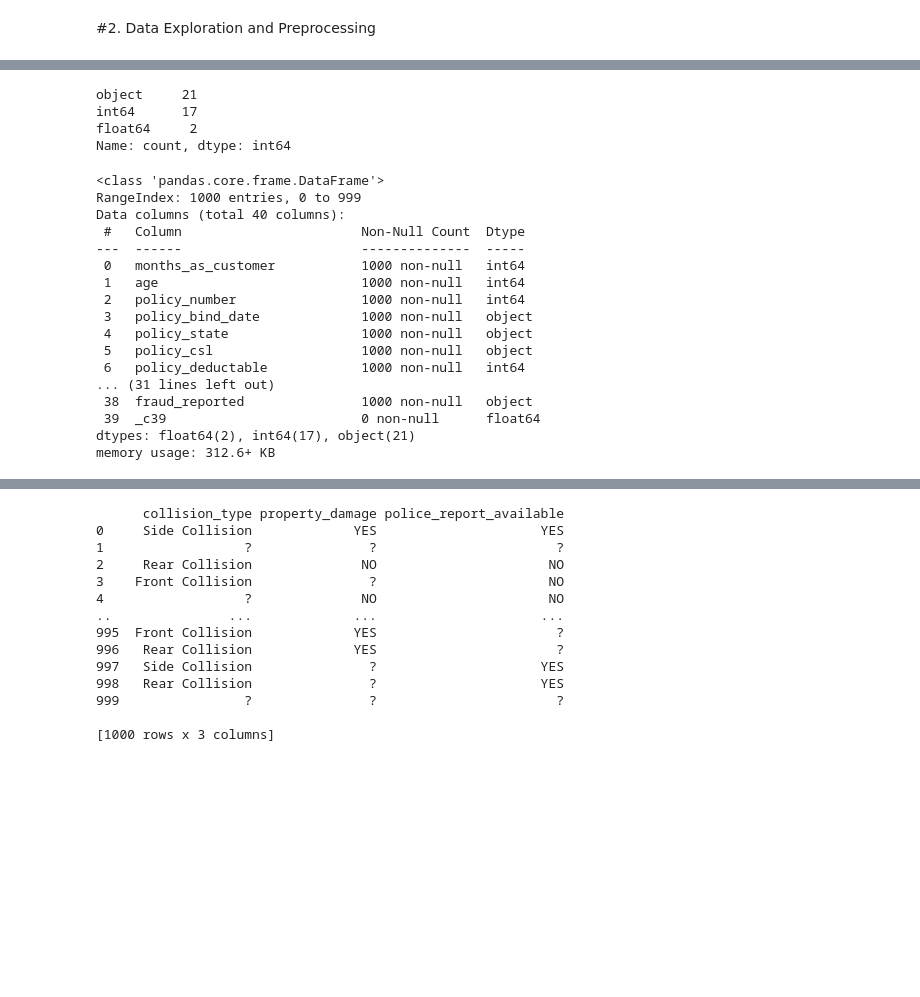
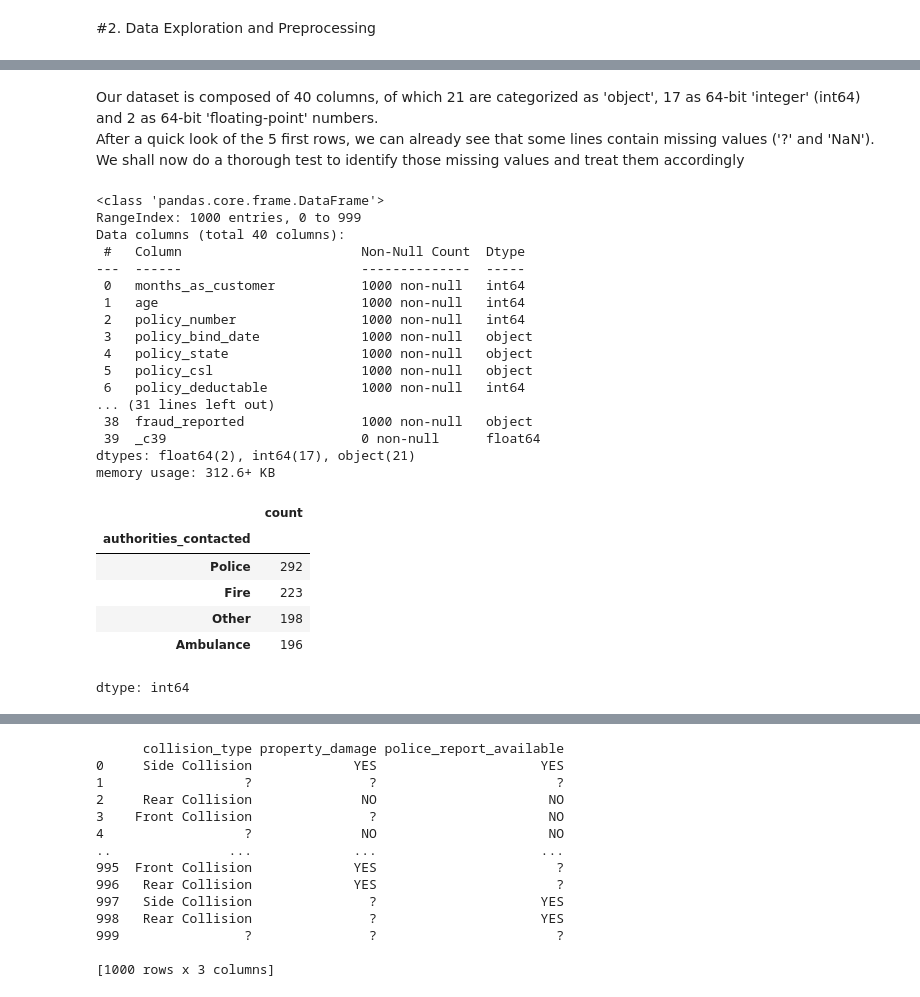
Before and after one commit to Regis0323/Module_1, a Jupyter notebook: Rurangwa_Assignment_Module_1.ipynb, the cells around one changed output, grey strips where cells are left out. Saved outputs shown, nothing was run; the diff lists cells and outputs as text; code cells hidden in the pictures; blank space fills up the shorter version.

```diff
--- a/Rurangwa_Assignment_Module_1.ipynb
+++ b/Rurangwa_Assignment_Module_1.ipynb
@@ -102,27 +96,32 @@ Warning: Total number of columns (39) exceeds max_columns (20) limiting to first
-# %%
-print(claims_data.dtypes.value_counts())
-# %% [output]
-object     21
-int64      17
-float64     2
-Name: count, dtype: int64
+# %% [markdown]
+Our dataset is composed of 40 columns, of which 21 are categorized as 'object', 17 as 64-bit 'integer' (int64) and 2 as 64-bit 'floating-point' numbers.
+<br>
+After a quick look of the 5 first rows, we can already see that some lines contain missing values ('?' and 'NaN'). We shall now do a thorough test to identify those missing values and treat them accordingly
 # %%
 claims_data.info()
+claims_data['authorities_contacted'].value_counts()
 # %% [output]
 <class 'pandas.core.frame.DataFrame'>
 RangeIndex: 1000 entries, 0 to 999
 Data columns (total 40 columns):
  #   Column                       Non-Null Count  Dtype
 ---  ------                       --------------  -----
  0   months_as_customer           1000 non-null   int64
  1   age                          1000 non-null   int64
  2   policy_number                1000 non-null   int64
  3   policy_bind_date             1000 non-null   object
  4   policy_state                 1000 non-null   object
  5   policy_csl                   1000 non-null   object
  6   policy_deductable            1000 non-null   int64
 ... (31 lines left out)
  38  fraud_reported               1000 non-null   object
  39  _c39                         0 non-null      float64
 dtypes: float64(2), int64(17), object(21)
 memory usage: 312.6+ KB
+|  | count |
+| authorities_contacted |  |
+| Police | 292 |
+| Fire | 223 |
+| Other | 198 |
+| Ambulance | 196 |
+dtype: int64
```
Also changed, not shown: parts of 20 cells of this notebook.
